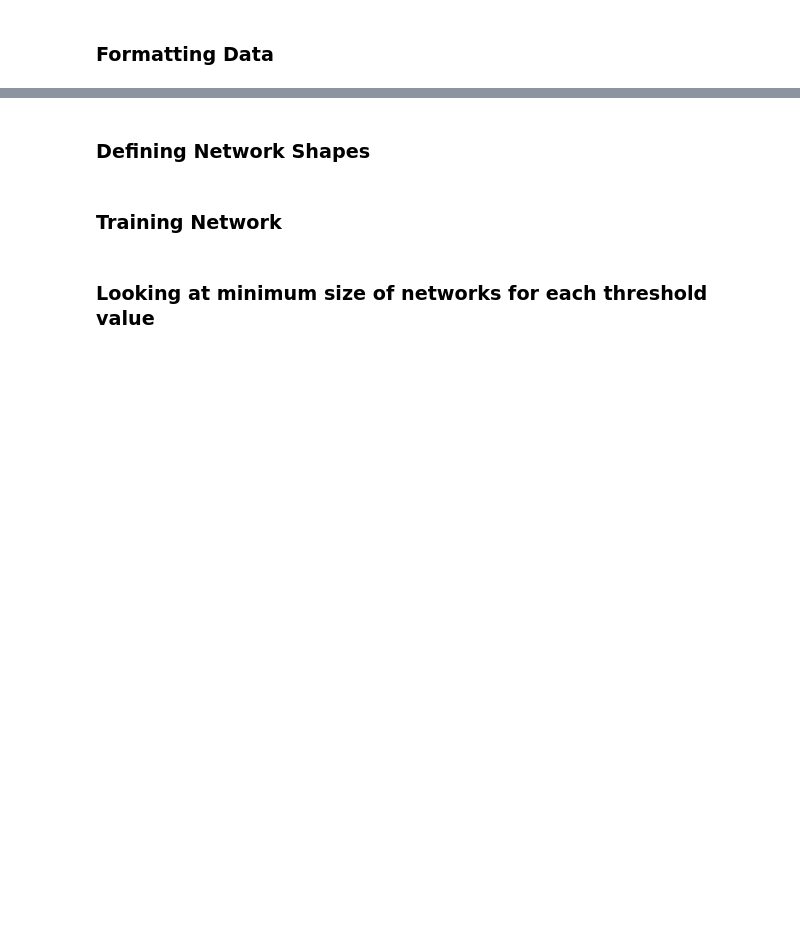
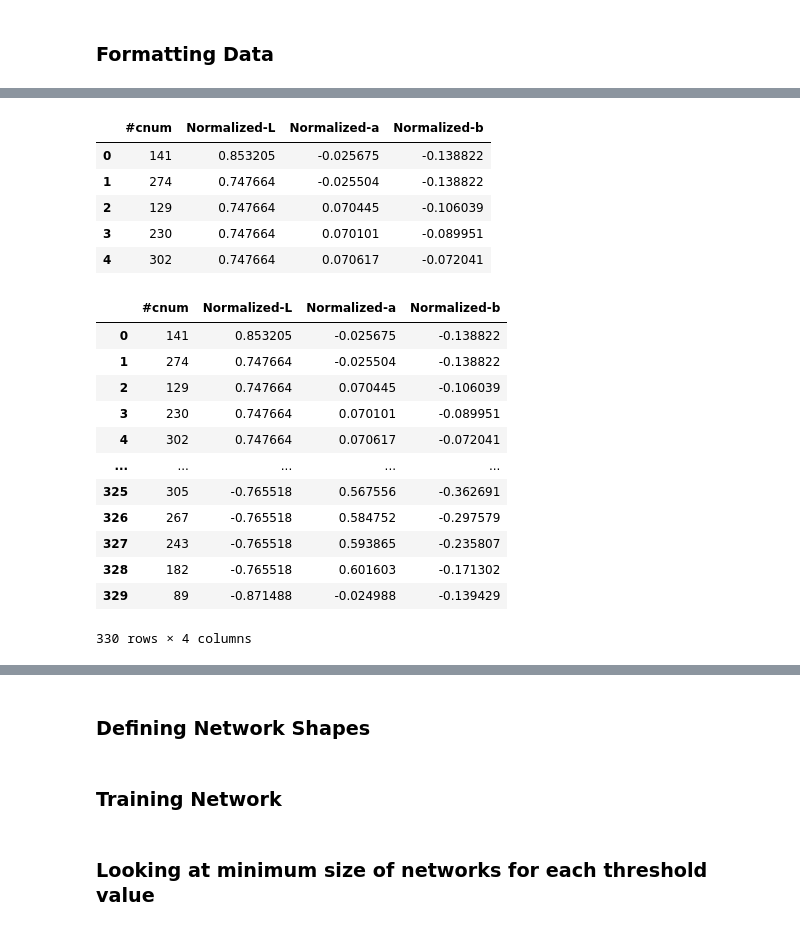
Before and after one commit to amrutn/Information-in-Language, a Jupyter notebook: Perceptron Networks/Color/Color Net.ipynb, the cells around one changed output, grey strips where cells are left out. Cells and saved outputs as stored; diff of their text form; code cells hidden in the pictures; blank space fills up the shorter version.

```diff
--- a/Perceptron Networks/Color/Color Net.ipynb
+++ b/Perceptron Networks/Color/Color Net.ipynb
@@ -19,10 +36,31 @@ term_data['#Lnum'].unique()
 # %%
 cnum_data = pd.read_csv('cnum-vhcm-lab-new.txt', sep="\t")
 locations = cnum_data[['#cnum']]
 locations['Normalized-L'] = (cnum_data['L*'] - cnum_data['L*'].mean())/(cnum_data['L*'] - cnum_data['L*'].mean()).std() * 1/2
 locations['Normalized-a'] = (cnum_data['a*'] - cnum_data['a*'].mean())/(cnum_data['a*'] - cnum_data['a*'].mean()).std() * 1/2
 locations['Normalized-b'] = (cnum_data['b*'] - cnum_data['b*'].mean())/(cnum_data['b*'] - cnum_data['b*'].mean()).std() * 1/2
 display(locations.head(5))
+display(locations)
+# %% [output]
+|  | #cnum | Normalized-L | Normalized-a | Normalized-b |
+| 0 | 141 | 0.853205 | -0.025675 | -0.138822 |
+| 1 | 274 | 0.747664 | -0.025504 | -0.138822 |
+| 2 | 129 | 0.747664 | 0.070445 | -0.106039 |
+| 3 | 230 | 0.747664 | 0.070101 | -0.089951 |
+| 4 | 302 | 0.747664 | 0.070617 | -0.072041 |
+|  | #cnum | Normalized-L | Normalized-a | Normalized-b |
+| 0 | 141 | 0.853205 | -0.025675 | -0.138822 |
+| 1 | 274 | 0.747664 | -0.025504 | -0.138822 |
+| 2 | 129 | 0.747664 | 0.070445 | -0.106039 |
+| 3 | 230 | 0.747664 | 0.070101 | -0.089951 |
+| 4 | 302 | 0.747664 | 0.070617 | -0.072041 |
+| ... | ... | ... | ... | ... |
+| 325 | 305 | -0.765518 | 0.567556 | -0.362691 |
+| 326 | 267 | -0.765518 | 0.584752 | -0.297579 |
+| 327 | 243 | -0.765518 | 0.593865 | -0.235807 |
+| 328 | 182 | -0.765518 | 0.601603 | -0.171302 |
+| 329 | 89 | -0.871488 | -0.024988 | -0.139429 |
+330 rows × 4 columns
 # %%
 # debug1 = cnum_data.loc[:, ['#cnum', 'L*', 'a*', 'b*']]
 # debug1['L*'] = (debug1['L*'] - debug1['L*'].mean()) / debug1['L*'].std()
```
Also changed, not shown: parts of 7 cells of this notebook.
